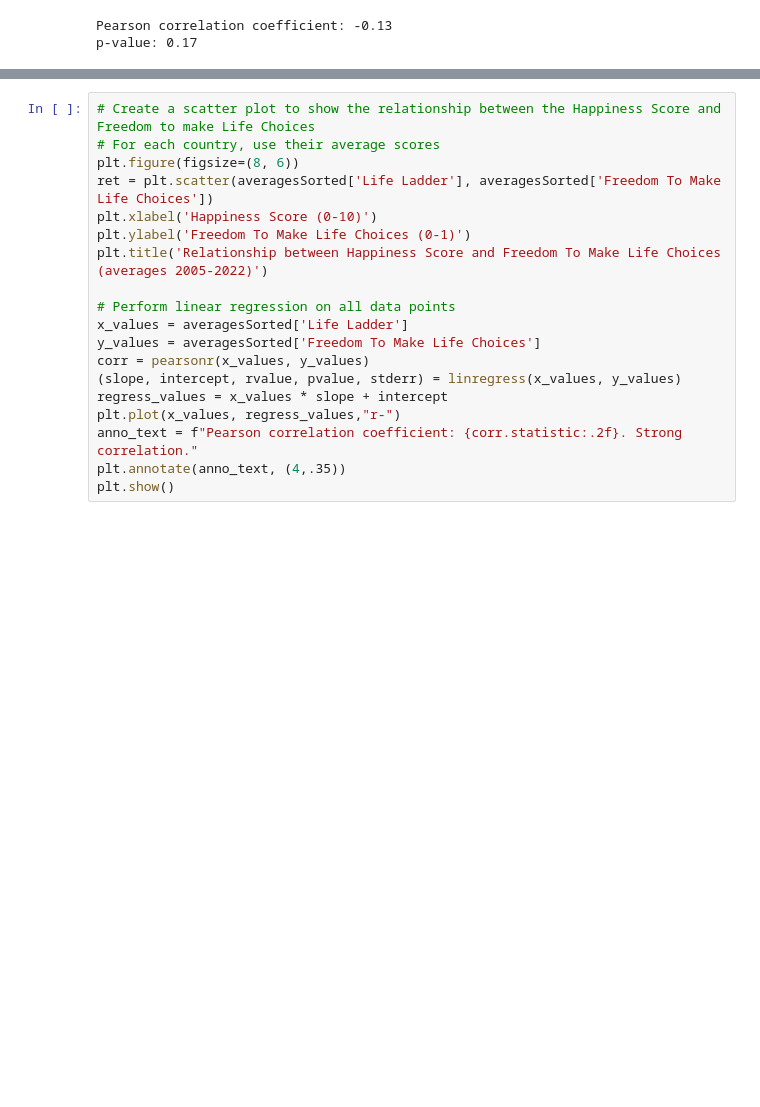
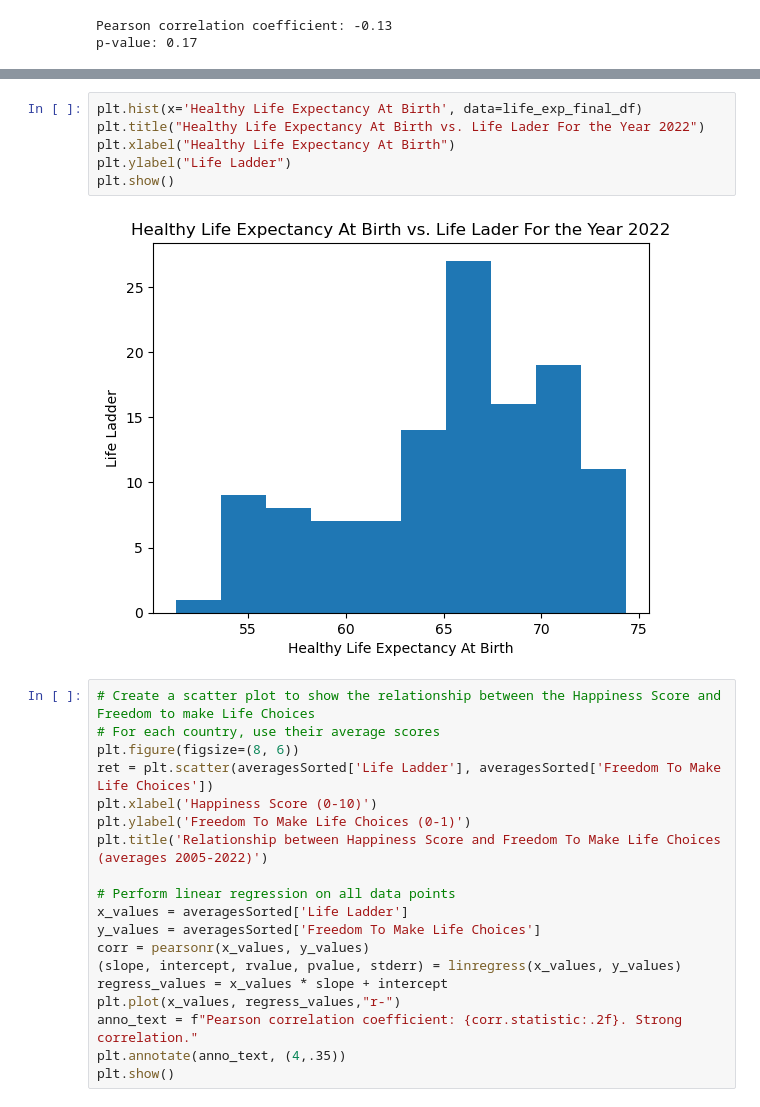
Before and after one commit to amylovesdogs/Group7Project1, a Jupyter notebook: happiness.ipynb, the cells around one changed output, grey strips where cells are left out. Saved outputs shown, nothing was run; the diff lists cells and outputs as text; blank space fills up the shorter version.

```diff
--- a/happiness.ipynb
+++ b/happiness.ipynb
@@ -497,3 +558,11 @@ p-value: 0.17
+# %%
+plt.hist(x='Healthy Life Expectancy At Birth', data=life_exp_final_df)
+plt.title("Healthy Life Expectancy At Birth vs. Life Lader For the Year 2022")
+plt.xlabel("Healthy Life Expectancy At Birth")
+plt.ylabel("Life Ladder")
+plt.show()
+# %% [output]
+[figure, added]
 # %%
 # Create a scatter plot to show the relationship between the Happiness Score and Freedom to make Life Choices
 # For each country, use their average scores
```
Also changed, not shown: parts of 3 cells of this notebook.
